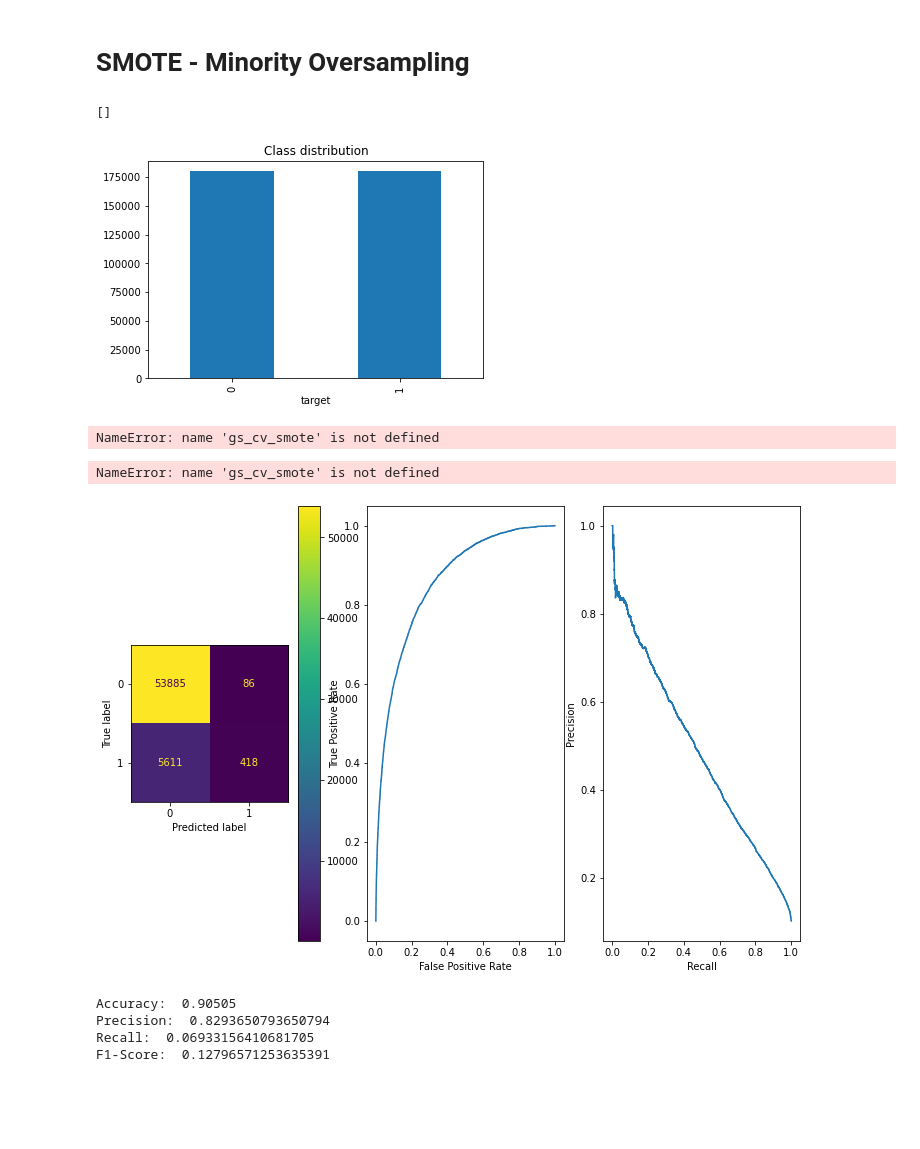
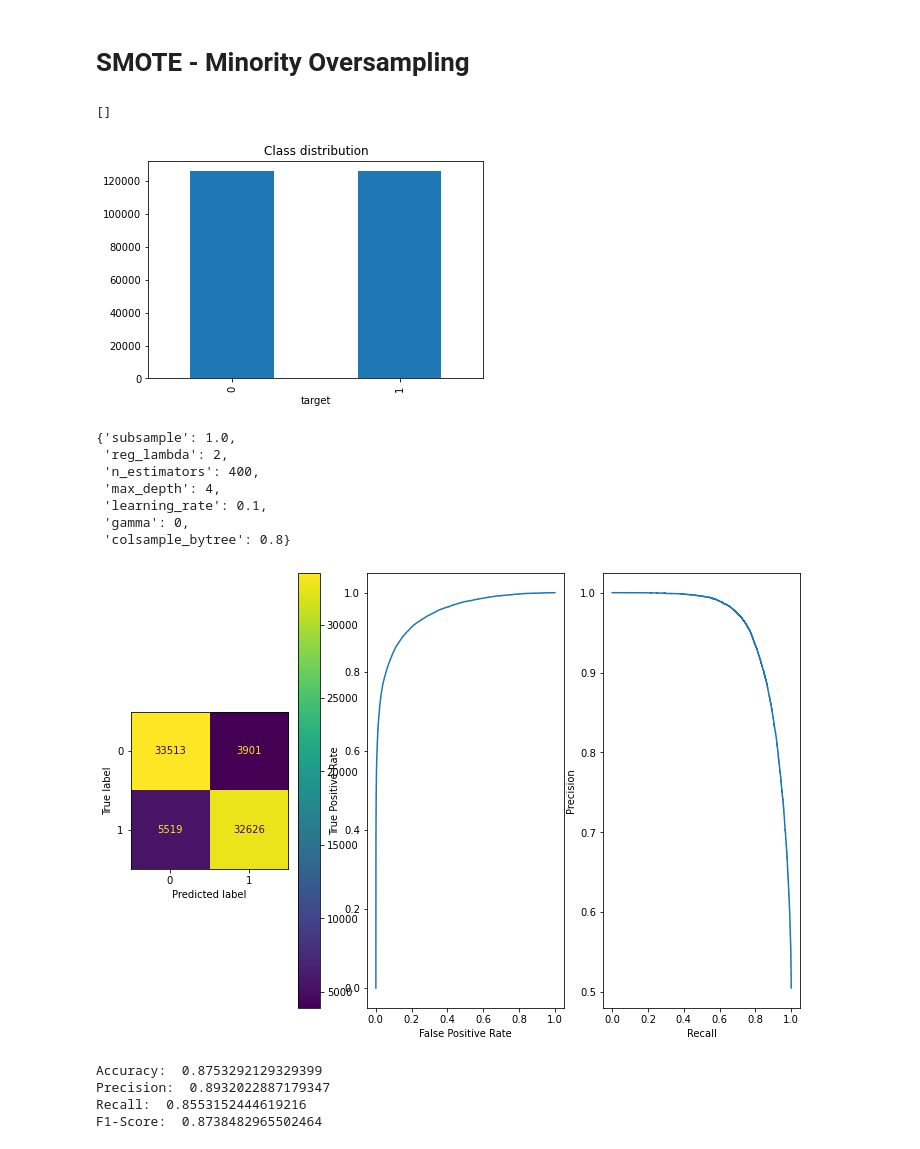
Before and after one commit to matety/ucsd-mle-bootcamp-capstone, a Jupyter notebook: Gradient_Boosted_DecisionTree_Modelv2.ipynb, the cells around one changed output. Cells and saved outputs as stored; diff of their text form; code cells hidden in the pictures; blank space fills up the shorter version.

Commit message:
Added SMOTE for minority undersampling + Top10 feature importance plot

```diff
--- a/Gradient_Boosted_DecisionTree_Modelv2.ipynb
+++ b/Gradient_Boosted_DecisionTree_Modelv2.ipynb
@@ -154,10 +148,11 @@ print("F1-Score: ", f1_score(y_test, y_pred, pos_label=model.classes_[1]))
 # %% [markdown]
 # SMOTE - Minority Oversampling
 # %%
-over = SMOTE(sampling_strategy='minority', random_state=11, k_neighbors=7)
-under = RandomUnderSampler(sampling_strategy='majority', random_state=11)
+over = SMOTE(sampling_strategy=0.7, random_state=11, k_neighbors=7)
+under = RandomUnderSampler(sampling_strategy=1, random_state=11)
 
 steps = [('o', over), ('u', under)]
+#steps = [('o', over)]
 pipeline = Pipeline(steps=steps)
 
 # transform the dataset
@@ -167,67 +162,83 @@ X_smote, y_smote = pipeline.fit_resample(txns.drop(columns=['ID_code','target'])
 pd.concat([X_smote, y_smote], axis=1).pivot_table(index='target', aggfunc='size').plot(kind='bar', title = 'Class distribution').plot()
 # %% [output]
 []
-[figure, old version]
+[figure, new version]
 # %%
 # Split the data into training and test set with a ration of 0.7:0.3 and constant random
 X_smote_train, X_smote_test, y_smote_train, y_smote_test = train_test_split(X_smote, y_smote, test_size=0.3, random_state=11)
 # %%
 # XGBoost
-params_smote = {'n_estimators': [100, 250, 500],
-            'max_depth':[50, 100, 200],
-            'tree_method': ['hist']
+params_smote = {
+          'learning_rate': [0.1, 0.01],
+          'colsample_bytree': [0.6, 0.8, 1.0],
+          'subsample': [0.6, 0.8, 1.0],
+          'max_depth':[2, 3, 4],
+          'n_estimators': [100, 200, 300, 400],
+          'reg_lambda': [1, 1.5, 2],
+          'gamma': [0, 0.1, 0.3]
          }
 
-
-gbm_smote = xgb.XGBClassifier(objective='binary:logistic', eval_metric='auc', seed=11, use_label_encoder=False, n_jobs=5, num_parallel_tree=128)
-#model.fit(X_train, y_train)
+gbm_smote = xgb.XGBClassifier(objective='binary:logistic',
+                        tree_method='hist',
+                        eval_metric='auc',
+                        seed=11,
+                        use_label_encoder=False)
 
 # GridSearchCV
-gs_cv_smote = GridSearchCV(estimator=gbm_smote, param_grid=params_smote, cv=5)
+rs_cv_smote = RandomizedSearchCV(estimator=gbm_smote,
+                            param_distributions=params_smote,
+                            cv=10,
+                            scoring='roc_auc',
+                            n_jobs=-1,
+                            n_iter=50)
 
 # Fit the pipeline
-gs_cv_smote.fit(X_smote_train, y_smote_train)
+%time rs_cv_smote.fit(X_smote_train, y_smote_train)
 # %%
-gs_cv_smote.best_params_
+rs_cv_smote.best_params_
 # %% [output]
-NameError: name 'gs_cv_smote' is not defined
+{'subsample': 1.0,
+ 'reg_lambda': 2,
+ 'n_estimators': 400,
+ 'max_depth': 4,
+ 'learning_rate': 0.1,
+ 'gamma': 0,
+ 'colsample_bytree': 0.8}
 # %%
 # Gradient Boosted DecisionTree
-model_smote = gs_cv_smote.best_estimator_
+model_smote = rs_cv_smote.best_estimator_
-# %% [output]
-NameError: name 'gs_cv_smote' is not defined
 # %%
 y_smote_pred = model_smote.predict(X_smote_test)
 
 # Confusion Matrix
 cm_smote = confusion_matrix(y_smote_test, y_smote_pred)
-cm_smote_display = ConfusionMatrixDisplay(cm)
+cm_smote_display = ConfusionMatrixDisplay(cm_smote)
 
 # ROC Curve
 y_smote_score = model_smote.predict_proba(X_smote_test)[:,1]
 
 fpr_smote, tpr_smote, _ = roc_curve(y_smote_test, y_smote_score, pos_label=model_smote.classes_[1])
 roc_smote_display = RocCurveDisplay(fpr=fpr_smote, tpr=tpr_smote)
 
 # Precision-Recall Curve
 prec_smote, recall_smote, _ = precision_recall_curve(y_smote_test, y_smote_score, pos_label=model_smote.classes_[1])
 pr_smote_display = PrecisionRecallDisplay(precision=prec_smote, recall=recall_smote)
 
 fig, (ax1, ax2, ax3) = plt.subplots(1, 3, figsize=(12, 8))
 
 cm_smote_display.plot(ax=ax1)
 roc_smote_display.plot(ax=ax2)
 pr_smote_display.plot(ax=ax3)
 plt.show()
 # %% [output]
-[figure, old version]
+[figure, new version]
 # %%
 print("Accuracy: ", accuracy_score(y_smote_test, y_smote_pred))
 print("Precision: ", precision_score(y_smote_test, y_smote_pred, pos_label=model_smote.classes_[1]))
 print("Recall: ", recall_score(y_smote_test, y_smote_pred, pos_label=model_smote.classes_[1]))
 print("F1-Score: ", f1_score(y_smote_test, y_smote_pred, pos_label=model_smote.classes_[1]))
 # %% [output]
-Accuracy:  0.90505
-Precision:  0.8293650793650794
-Recall:  0.06933156410681705
-F1-Score:  0.12796571253635391
+Accuracy:  0.8753292129329399
+Precision:  0.8932022887179347
+Recall:  0.8553152444619216
+F1-Score:  0.8738482965502464
```
Also changed, not shown: parts of 11 cells of this notebook.
